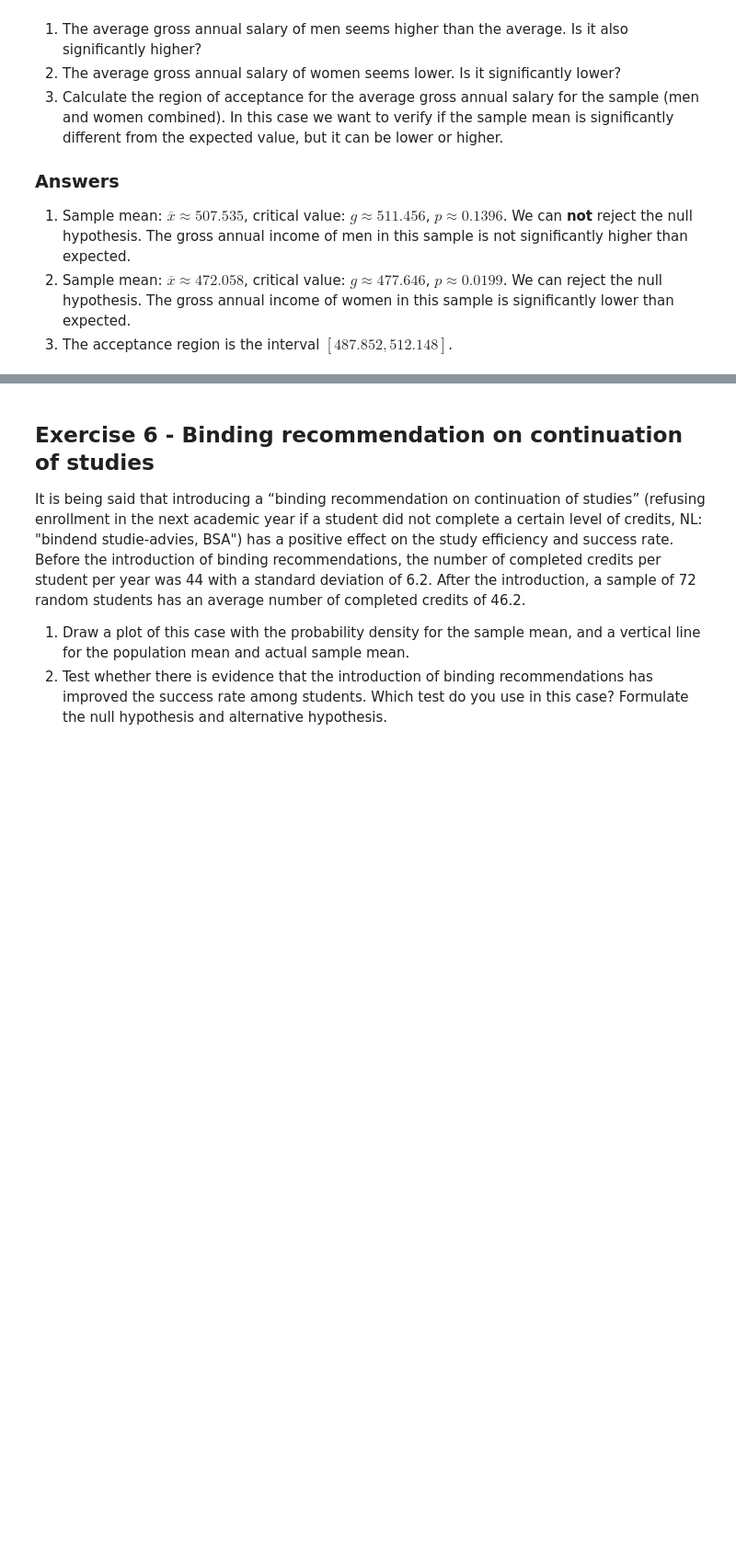
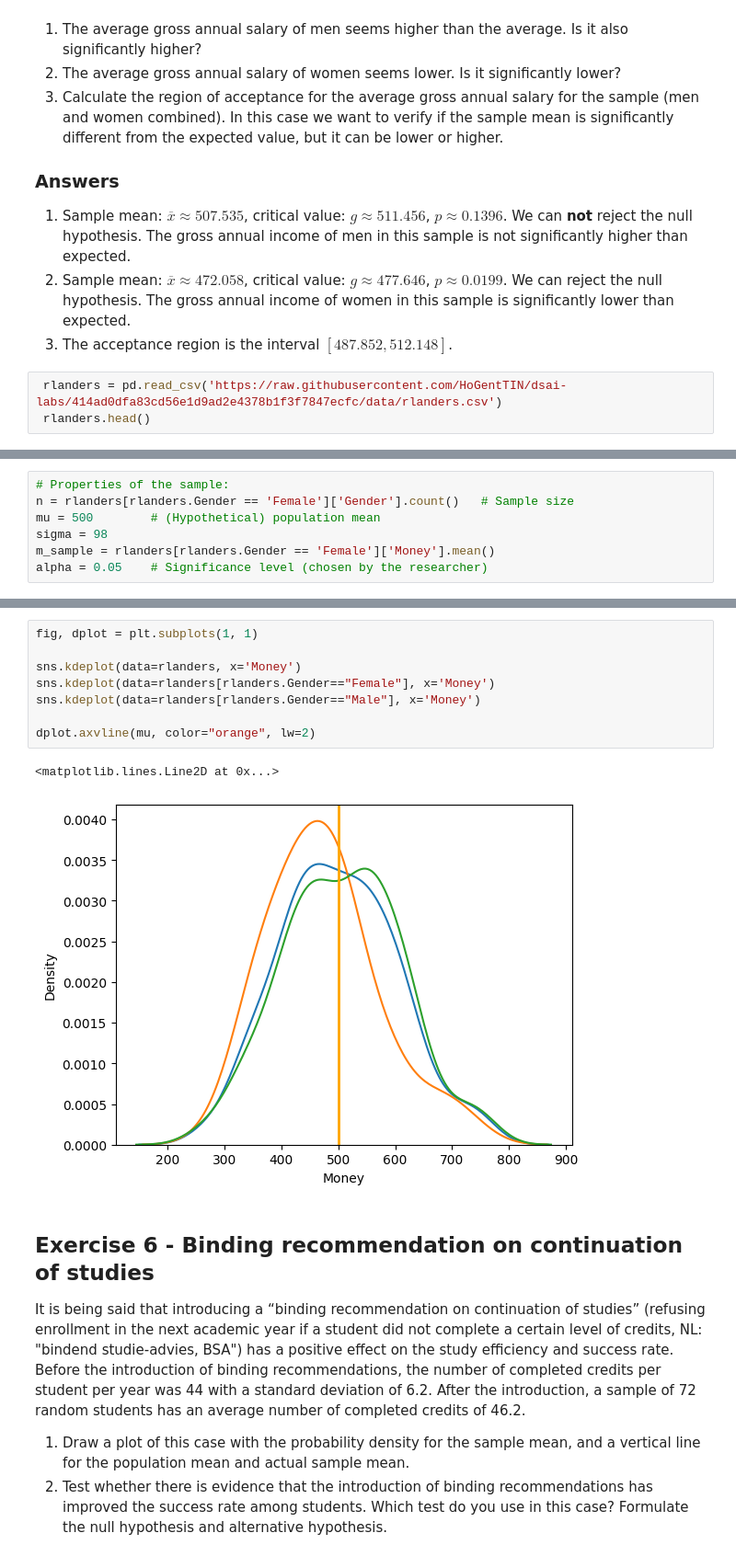
Before and after one commit to Elline-Angelica/Datascience-lab, a Jupyter notebook: 3-central-limit-testing/lab-3.04-hypothesis-testing.ipynb, the cells around one changed output, grey strips where cells are left out. Shown at 92% size. Cells and saved outputs as stored; diff of their text form; blank space fills up the shorter version.

```diff
--- a/3-central-limit-testing/lab-3.04-hypothesis-testing.ipynb
+++ b/3-central-limit-testing/lab-3.04-hypothesis-testing.ipynb
@@ -186,3 +253,6 @@ Use an appropriate statistical test to verify the statements below, usinge a sig
 1. Sample mean: $\overline{x} \approx 507.535$, critical value: $g \approx 511.456$, $p \approx 0.1396$. We can **not** reject the null hypothesis. The gross annual income of men in this sample is not significantly higher than expected.
 2. Sample mean: $\overline{x} \approx 472.058$, critical value: $g \approx 477.646$, $p \approx 0.0199$. We can reject the null hypothesis. The gross annual income of women in this sample is significantly lower than expected.
 3. The acceptance region is the interval $[487.852, 512.148]$.
+# %%
+ rlanders = pd.read_csv('https://raw.githubusercontent.com/HoGentTIN/dsai-labs/414ad0dfa83cd56e1d9ad2e4378b1f3f7847ecfc/data/rlanders.csv')
+ rlanders.head()
@@ -188,0 +325,7 @@ Use an appropriate statistical test to verify the statements below, usinge a sig
+# %%
+# Properties of the sample:
+n = rlanders[rlanders.Gender == 'Female']['Gender'].count()   # Sample size
+mu = 500        # (Hypothetical) population mean
+sigma = 98
+m_sample = rlanders[rlanders.Gender == 'Female']['Money'].mean()
+alpha = 0.05    # Significance level (chosen by the researcher)
@@ -189,3 +380,14 @@ Use an appropriate statistical test to verify the statements below, usinge a sig
+# %%
+fig, dplot = plt.subplots(1, 1)
+
+sns.kdeplot(data=rlanders, x='Money')
+sns.kdeplot(data=rlanders[rlanders.Gender=="Female"], x='Money')
+sns.kdeplot(data=rlanders[rlanders.Gender=="Male"], x='Money')
+
+dplot.axvline(mu, color="orange", lw=2)
+# %% [output]
+<matplotlib.lines.Line2D at 0x...>
+[figure, added]
 # %% [markdown]
 
 ## Exercise 6 - Binding recommendation on continuation of studies
```
Also changed, not shown: parts of 38 cells of this notebook.
